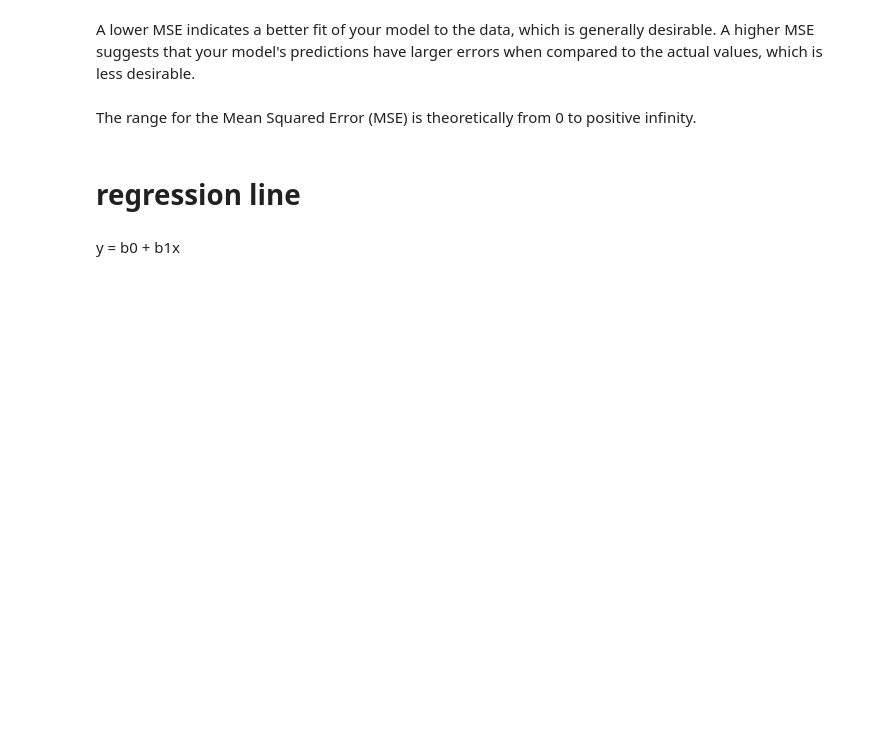
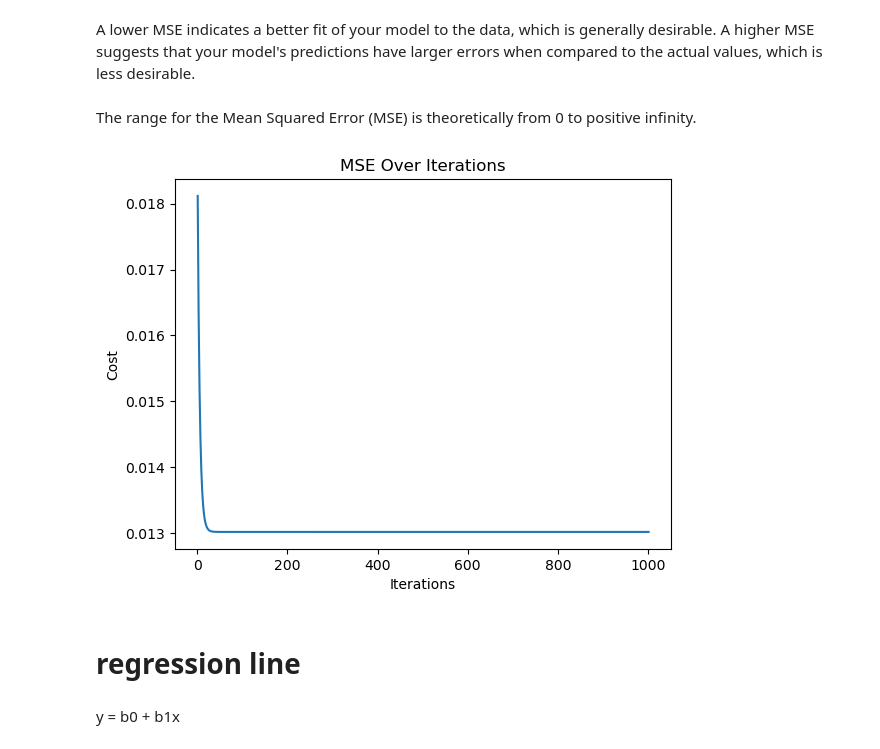
Before and after one commit to itsatefe/Pattern-Recognition, a Jupyter notebook: HW1/Linear_regression/Linear.ipynb, the cells around one changed output. Drawn from its saved outputs; the diff is of its cells as text; code cells hidden in the pictures; blank space fills up the shorter version.

```diff
--- a/HW1/Linear_regression/Linear.ipynb
+++ b/HW1/Linear_regression/Linear.ipynb
@@ -219,29 +219,32 @@ $$ \frac{d}{db_1} \text{MSE} = \frac{1}{m} \sum_{i=1}^{n} (b_0 + b_1 \cdot x_i -
 iterations = 100
 m = len(normalized_train_data)
 result = []
+mse_history = []
 for lr in range(1, 11):
     b0 = 0.2
     b1 = 0.2
+
     learning_rate = lr / 10.0
     num_iterations = int(iterations / learning_rate)
+    mse_values = []
+
+    h_first = hypothesis(b0, b1, normalized_train_data)
+    mse = ((h_first - y_train) ** 2).mean()
+    mse_values.append(mse)
 
     for _ in range(num_iterations):
-        grad_b0 = (1/m) * np.sum(hypothesis(b0, b1, normalized_train_data) - y_train)
-        grad_b1 = (1/m) * np.sum((hypothesis(b0, b1, normalized_train_data) - y_train) * normalized_train_data)
+        h = hypothesis(b0, b1, normalized_train_data)
+        grad_b0 = (1/m) * np.sum(h - y_train)
+        grad_b1 = (1/m) * np.sum((h - y_train) * normalized_train_data)
 
         b0 -= learning_rate * grad_b0
         b1 -= learning_rate * grad_b1
 
-    y_test_pred = [round(hypothesis(b0, b1, x), 3) for x in normalized_test_data]
-    y_train_pred = [round(hypothesis(b0, b1, x), 3) for x in normalized_train_data]
+        h_new = hypothesis(b0, b1, normalized_train_data)
+        mse = ((h_new - y_train) ** 2).mean()
+        mse_values.append(mse)
 
-    data = {'x': np.append(normalized_train_data, normalized_test_data),
-       'y': np.append(y_train,y_test),
-       'y_pred': np.append(y_train_pred,y_test_pred)}
-    df = pd.DataFrame(data)
-    df['Squared_Error'] = (df['y_pred'] - df['y']) ** 2
-    mse = df['Squared_Error'].mean()
-
+    mse_history.append(mse_values)
     result.append([b0,b1,learning_rate,num_iterations,mse])
 # %% [markdown]
 # 6 Prediction
@@ -250,6 +253,18 @@ A lower MSE indicates a better fit of your model to the data, which is generally
 A higher MSE suggests that your model's predictions have larger errors when compared to the actual values, which is less desirable.
 # %% [markdown]
 The range for the Mean Squared Error (MSE) is theoretically from 0 to positive infinity.
+# %%
+def plot_iterations_mse(mse_history,time):
+    plt.figure()
+    plt.plot(range(1, len(mse_history[time-1]) + 1), mse_history[time-1])
+    plt.xlabel('Iterations')
+    plt.ylabel('Cost')
+    plt.title('MSE Over Iterations')
+    plt.show()
+# %%
+plot_iterations_mse(mse_history,1)
+# %% [output]
+[figure, added]
 # %% [markdown]
 # regression line
 # %% [markdown]
```
Also changed, not shown: parts of 8 cells of this notebook.
